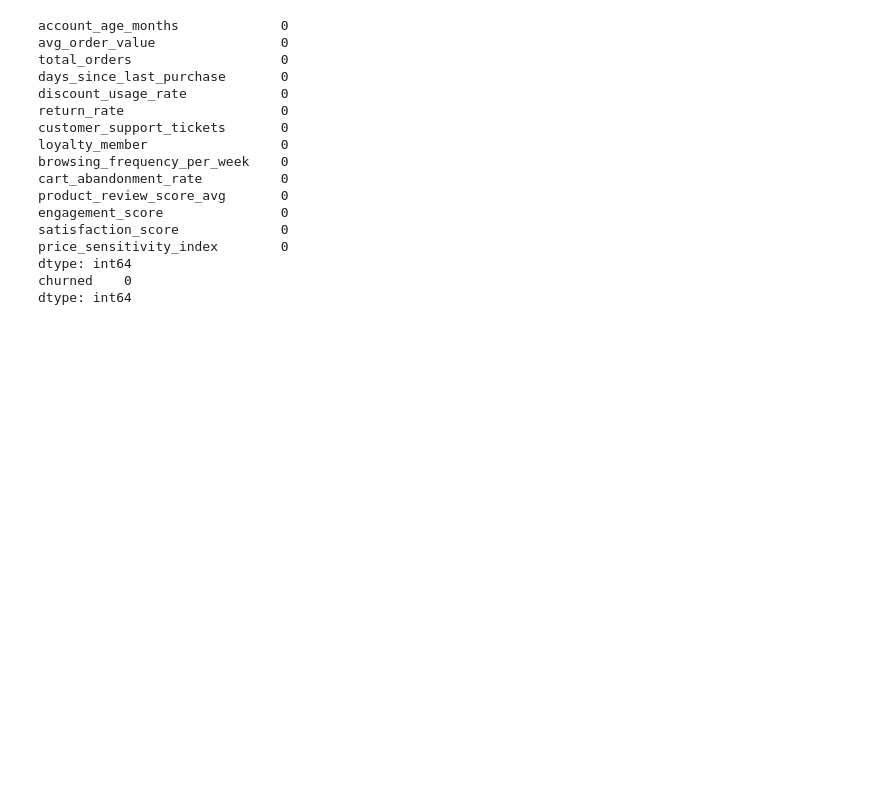
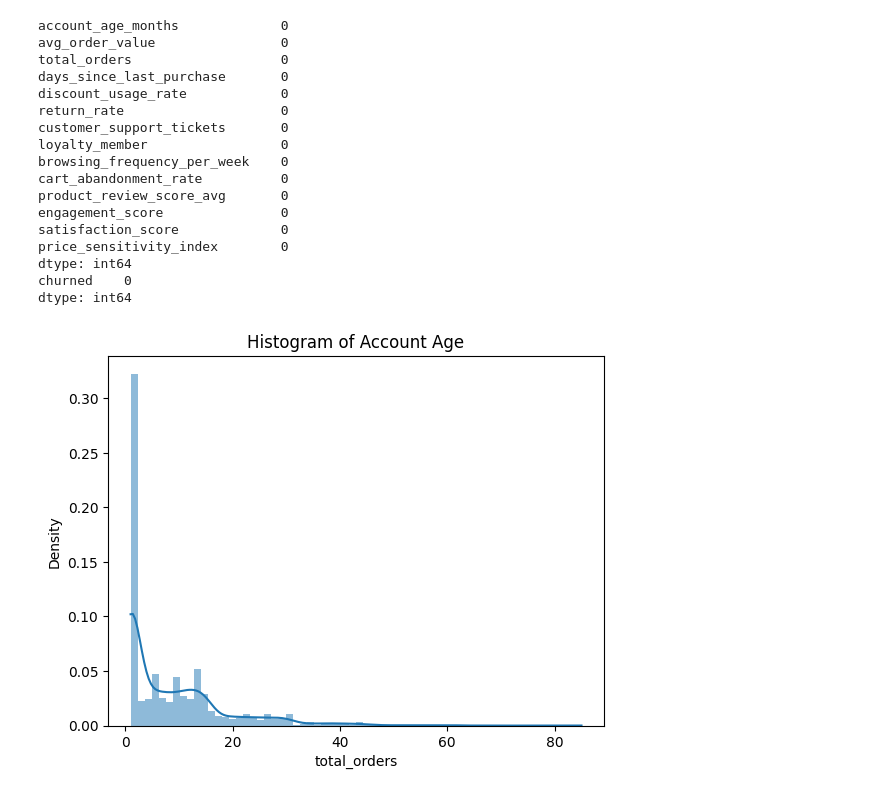
Before and after one commit to MuhammadSaadibnMaqsood/Machine-Learning-E-Commerce-Customer-Churn-Model, a Jupyter notebook: customer_chrun_model.ipynb, the cells around one changed output. Cells and saved outputs as stored; diff of their text form; code cells hidden in the pictures; blank space fills up the shorter version.

```diff
--- a/customer_chrun_model.ipynb
+++ b/customer_chrun_model.ipynb
@@ -50,0 +63,6 @@ x_train, x_test, y_train, y_test = train_test_split(X, Y, test_size=0.2, random_
+# %%
+sns.histplot(X['total_orders'], kde=True, stat="density", linewidth=0)
+plt.title('Histogram of Account Age')
+plt.show()
+# %% [output]
+[figure, added]
```
Also changed, not shown: parts of 5 cells of this notebook.
